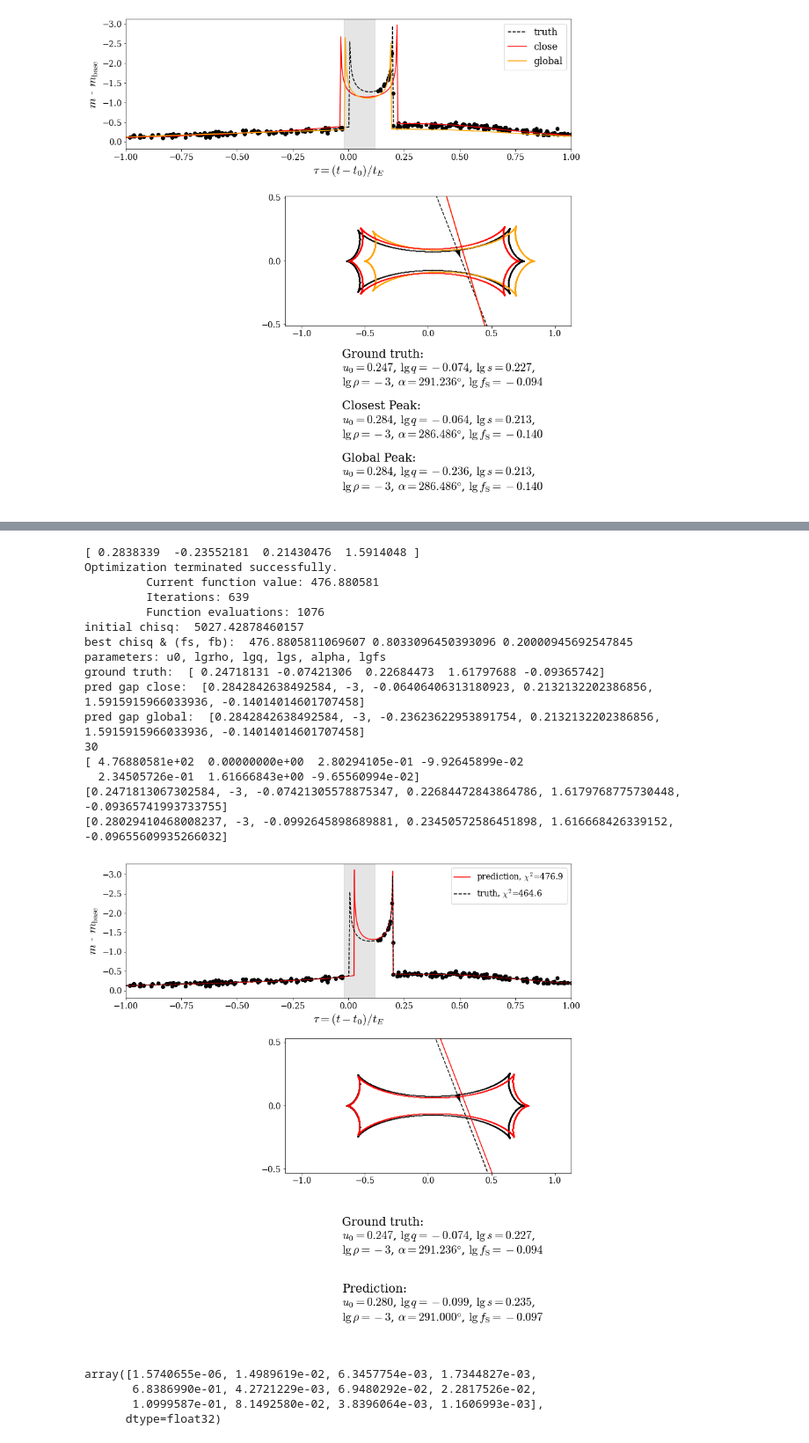
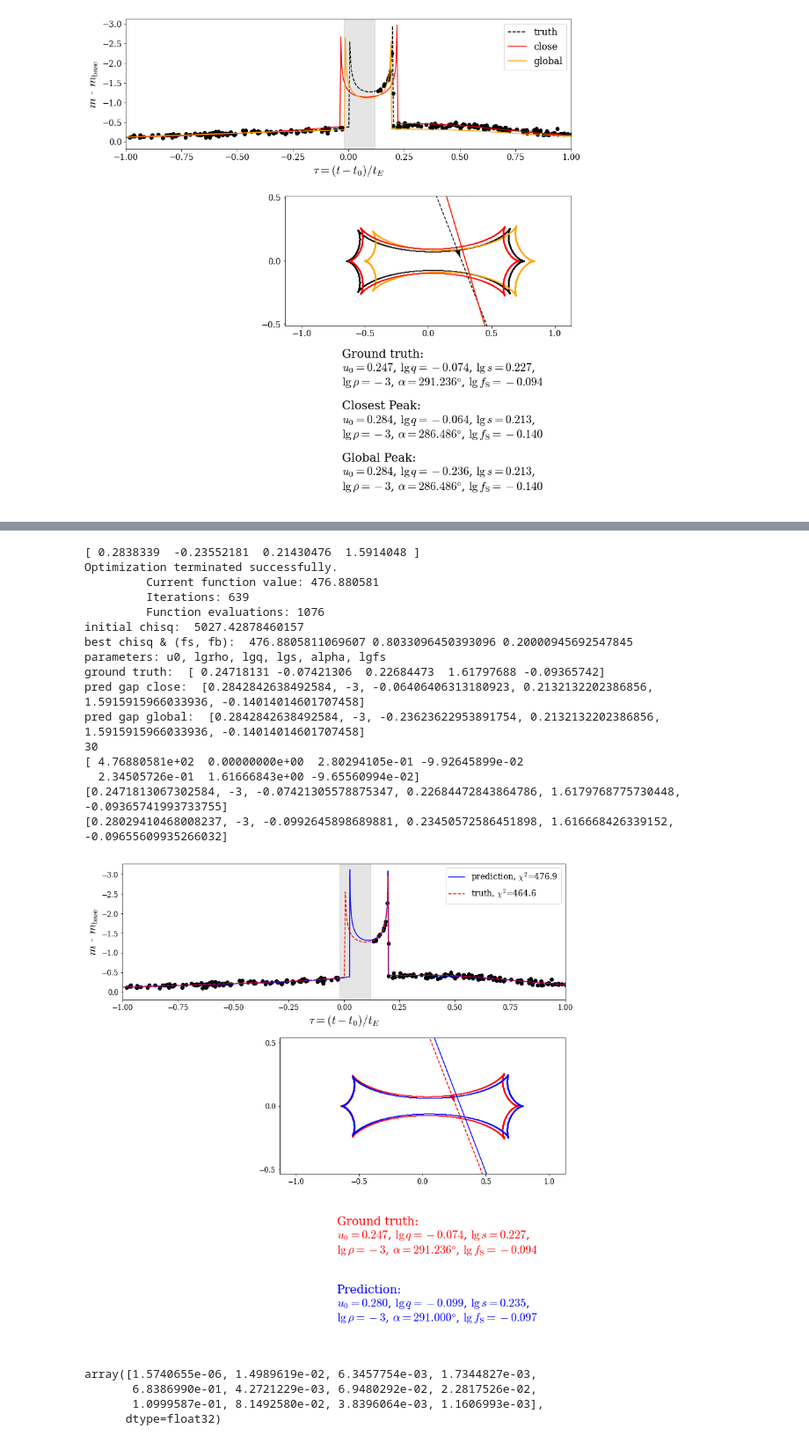
Before and after one commit to haimengzhao/magic-microlensing, a Jupyter notebook: test_lcplot.ipynb, the cells around one changed output, grey strips where cells are left out. Shown at 88% size. Drawn from its saved outputs; the diff is of its cells as text; code cells hidden in the pictures.

```diff
--- a/test_lcplot.ipynb
+++ b/test_lcplot.ipynb
@@ -345,7 +345,7 @@ for index in tqdm(range(1)):
     chi2_min, fs, fb = compute_chisq(para_best, lc[i, :, 0], lc[i, :, 2], lc[i, :, 3], VBBinaryLensing.VBBinaryLensing(), return_model=True)
     best_parameters.append(np.hstack((chi2_min, warnflag, para_best)))
     best_parameters = np.concatenate((best_parameters[0], np.array([np.log10(fs/(fs+fb))])))
-    plt.plot(model[0], model[1]-18, label=r'prediction, $\chi^2$=%.1f'%(chi2_min), color='red')
+    plt.plot(model[0], model[1]-18, label=r'prediction, $\chi^2$=%.1f'%(chi2_min), color='blue')
 
 chi2_min, fs, fb = compute_chisq(Y[ind][i, :-1].numpy(), lc[i, :, 0], lc[i, :, 2], lc[i, :, 3], VBBinaryLensing.VBBinaryLensing(), return_model=True)
 
@@ -372,7 +372,7 @@ lc_true = simulate_lc(0, 1, *param_true, orig=True)
 # lc_pred = simulate_lc(0, 1, *param_pred, orig=True)
 lc_pred_gap = simulate_lc(0, 1, *param_pred_gap, orig=True)
 lc_pred_gap_g = simulate_lc(0, 1, *param_pred_gap_g, orig=True)
-plt.plot(lc_true[:, 0], lc_true[:, 1], color='black', linestyle='dashed', label='truth, $\chi^2$=%.1f' % chi2_min)
+plt.plot(lc_true[:, 0], lc_true[:, 1], color='red', linestyle='dashed', label='truth, $\chi^2$=%.1f' % chi2_min)
 # plt.plot(lc_pred[:, 0], lc_pred[:, 1], color='blue', label='no gap')
 # chi2_min, fs, fb = compute_chisq(pred_gap[2][ind[:size]][i].tolist()[:-1], lc[i, :, 0], lc[i, :, 2], lc[i, :, 3], VBBinaryLensing.VBBinaryLensing(), return_model=True)
 # plt.plot(lc_pred_gap[:, 0], lc_pred_gap[:, 1], color='red', label='close, $\chi^2$=%.1f' % chi2_min)
@@ -397,8 +397,8 @@ param_best.insert(1, -3)
 # param_list = [param_true, param_pred_gap_g, param_pred_gap]
 param_list = [param_true, None, param_best]
 # param_list = [Y[ind][i].tolist(), None, pred_gap[2][ind[:size]][i].tolist()]
-traj_color = ['black', 'orange', 'red']
-cau_color = ['black', 'orange', 'red']
+traj_color = ['red', 'orange', 'blue']
+cau_color = ['red', 'orange', 'blue']
 
 ax_geo = plt.subplot2grid(shape=(3, 3), loc=(1, 1), rowspan=1, colspan=2)
 plt.axis('equal')
@@ -429,37 +429,37 @@ ax = plt.subplot2grid((3, 3), (2, 1), rowspan=1, colspan=2)
 ax.axis('off')
 plt.text(0.2, 0.7, r'Ground truth:' '\n' r'$u_0=%.3f$, $\lg q=%.3f$, $\lg s=%.3f$,' '\n' r'$\lg\rho=%d$, $\alpha=%.3f\degree$, $\lg f_{\rm S}=%.3f$' % (
     param_true[0], param_true[2], param_true[3], param_true[1], param_true[4]*180, param_true[5]
-), fontsize=20)
+), fontsize=20, color='red')
 # plt.text(0.2, 0.5, r'Closest Peak:' '\n' r'$u_0=%.3f$, $\lg q=%.3f$, $\lg s=%.3f$,' '\n' r'$\lg\rho=%d$, $\alpha=%.3f\degree$, $\lg f_{\rm S}=%.3f$' % (
 #     param_pred_gap[0], param_pred_gap[2], param_pred_gap[3], param_pred_gap[1], param_pred_gap[4]*180, param_pred_gap[5]
 # ), fontsize=20)
 # plt.text(0.2, 0.1, r'Global Peak:' '\n' r'$u_0=%.3f$, $\lg q=%.3f$, $\lg s=%.3f$,' '\n' r'$\lg\rho=%d$, $\alpha=%.3f\degree$, $\lg f_{\rm S}=%.3f$' % (
 #     param_pred_gap_g[0], param_pred_gap_g[2], param_pred_gap_g[3], param_pred_gap_g[1], param_pred_gap_g[4]*180, param_pred_gap_g[5]
 # ), fontsize=20)
 plt.text(0.2, 0.2, r'Prediction:' '\n' r'$u_0=%.3f$, $\lg q=%.3f$, $\lg s=%.3f$,' '\n' r'$\lg\rho=%d$, $\alpha=%.3f\degree$, $\lg f_{\rm S}=%.3f$' % (
     param_best[0], param_best[2], param_best[3], param_best[1], param_best[4]*180, param_best[5]
-), fontsize=20)
+), fontsize=20, color='blue')
 
 plt.tight_layout()
 plt.savefig('./lc_gap.pdf')
 # %% [output]
 [ 0.2838339  -0.23552181  0.21430476  1.5914048 ]
 Optimization terminated successfully.
          Current function value: 476.880581
          Iterations: 639
          Function evaluations: 1076
 initial chisq:  5027.42878460157
 best chisq & (fs, fb):  476.8805811069607 0.8033096450393096 0.20000945692547845
 parameters: u0, lgrho, lgq, lgs, alpha, lgfs
 ground truth:  [ 0.24718131 -0.07421306  0.22684473  1.61797688 -0.09365742]
 pred gap close:  [0.2842842638492584, -3, -0.06406406313180923, 0.2132132202386856, 1.5915915966033936, -0.14014014601707458]
 pred gap global:  [0.2842842638492584, -3, -0.23623622953891754, 0.2132132202386856, 1.5915915966033936, -0.14014014601707458]
 30
 [ 4.76880581e+02  0.00000000e+00  2.80294105e-01 -9.92645899e-02
   2.34505726e-01  1.61666843e+00 -9.65560994e-02]
 [0.2471813067302584, -3, -0.07421305578875347, 0.22684472843864786, 1.6179768775730448, -0.09365741993733755]
 [0.28029410468008237, -3, -0.0992645898689881, 0.23450572586451898, 1.616668426339152, -0.09655609935266032]
-[figure, old version]
+[figure, new version]
 # %%
 np.savez('./gm_30.npz', pi=pi[0], loc=loc[0].numpy(), scale=scale[0].numpy())
 # %%
```
Also changed, not shown: parts of 4 cells of this notebook, 3 other files.
